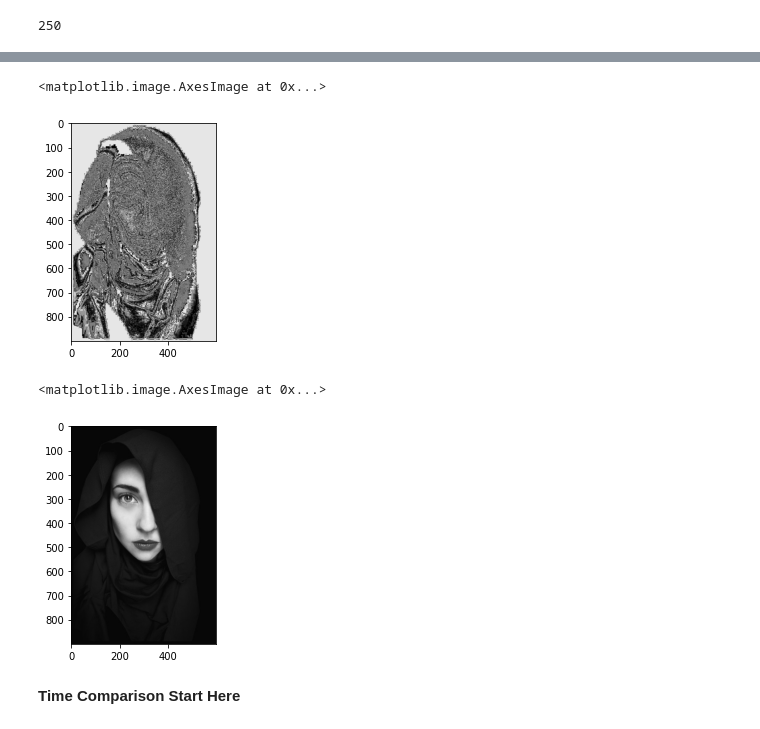
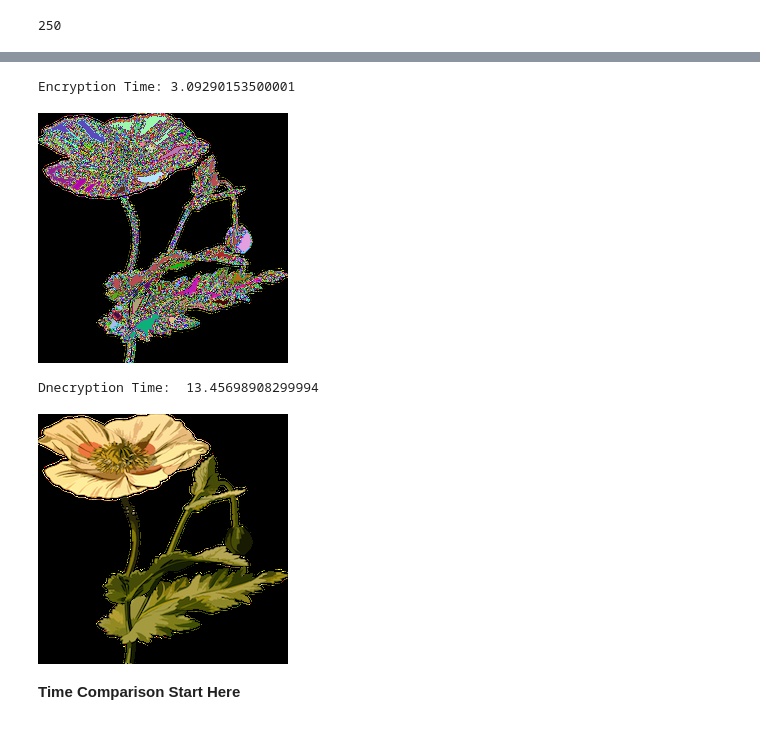
Before and after one commit to farahh001/CSc-486-ComplexityTheory-Final-Project, a Jupyter notebook: RSA_original.ipynb, the cells around one changed output, grey strips where cells are left out. Drawn from its saved outputs; the diff is of its cells as text; code cells hidden in the pictures.

```diff
--- a/RSA_original.ipynb
+++ b/RSA_original.ipynb
@@ -154,6 +155,7 @@ col
 # %%
+start = timer()
 for i in range(0,250):
-  for j in range(0,275):
+  for j in range(0,250):
     r,g,b=my_img[i,j]
     C1=power(r,E,N)
     C2=power(g,E,N)
@@ -163,7 +165,7 @@ for i in range(0,250):
     C2=C2%256
     C3=C3%256
     my_img[i,j]=[C1,C2,C3]
-
-
+end = timer()
+print("Encryption Time:", (end-start))
 cv2_imshow(my_img)
 # %% [output]
@@ -171,13 +174,15 @@ cv2_imshow(my_img)
 # %%
 #Step 6: Decryption
+start = timer()
 for i in range(0,250):
-  for j in range(0,275):
+  for j in range(0,250):
     r,g,b=enc[i][j]
     M1=power(r,D,N)
     M2=power(g,D,N)
     M3=power(b,D,N)
     my_img[i,j]=[M1,M2,M3]
-
+end = timer()
+print("Dnecryption Time: ", (end - start))
 #cv2_imshow(my_img)
 plt.imshow(my_img)
 # %% [output]
@@ -186,5 +192,5 @@ plt.imshow(my_img)
 # %%
-pretty_img = cv2.imread('pretty.png')
-#cv2_imshow(pretty_img)
-plt.imshow(pretty_img)
+flower_img = cv2.imread('flower.png')
+cv2_imshow(flower_img)
+#plt.imshow(flower_img)
 # %% [output]
@@ -203,37 +208,39 @@ col
 # %%
-for i in range(0,900):
-  for j in range(0,600):
-    r,g,b=pretty_img[i,j]
+start = timer()
+for i in range(0,250):
+  for j in range(0,250):
+    r,g,b=flower_img[i,j]
     C1=power(r,E,N)
     C2=power(g,E,N)
     C3=power(b,E,N)
     enc[i][j]=[C1,C2,C3]
     C1=C1%256
     C2=C2%256
     C3=C3%256
-    pretty_img[i,j]=[C1,C2,C3]
-
-
-
-plt.imshow(pretty_img)
+    flower_img[i,j]=[C1,C2,C3]
+end = timer()
+print("Encryption Time:", (end-start))
+cv2_imshow(flower_img)
 # %% [output]
-<matplotlib.image.AxesImage at 0x...>
+Encryption Time: 3.09290153500001
-[figure, old version]
+[figure, new version]
 # %%
 #Step 6: Decryption
-for i in range(0,900):
-  for j in range(0,600):
+start = timer()
+for i in range(0,250):
+  for j in range(0,250):
     r,g,b=enc[i][j]
     M1=power(r,D,N)
     M2=power(g,D,N)
     M3=power(b,D,N)
-    pretty_img[i,j]=[M1,M2,M3]
-
-#cv2_imshow(pretty_img)
-plt.imshow(pretty_img)
+    flower_img[i,j]=[M1,M2,M3]
+end = timer()
+print("Dnecryption Time: ", (end - start))
+cv2_imshow(flower_img)
+#plt.imshow(flower_img)
 # %% [output]
-<matplotlib.image.AxesImage at 0x...>
+Dnecryption Time:  13.45698908299994
-[figure, old version]
+[figure, new version]
 # %% [markdown]
 **Time Comparison Start Here**
 # %%
```
Also changed, not shown: parts of 29 cells of this notebook, 2 other files.
